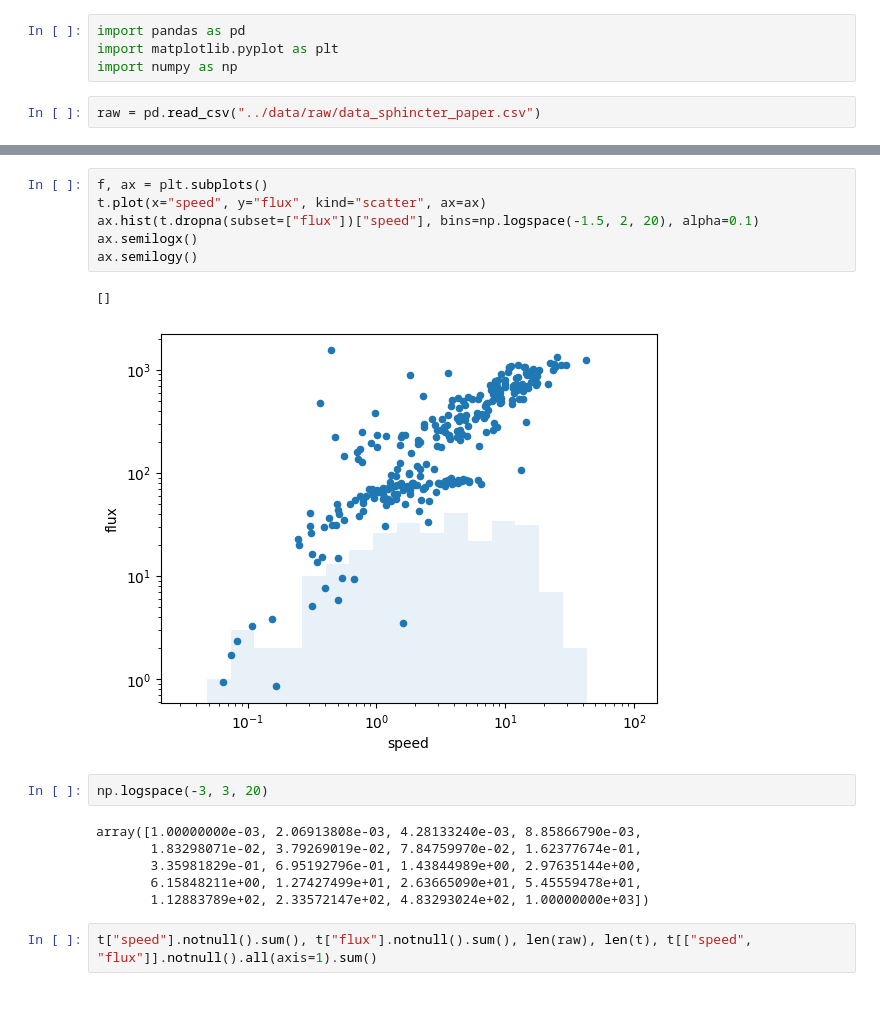
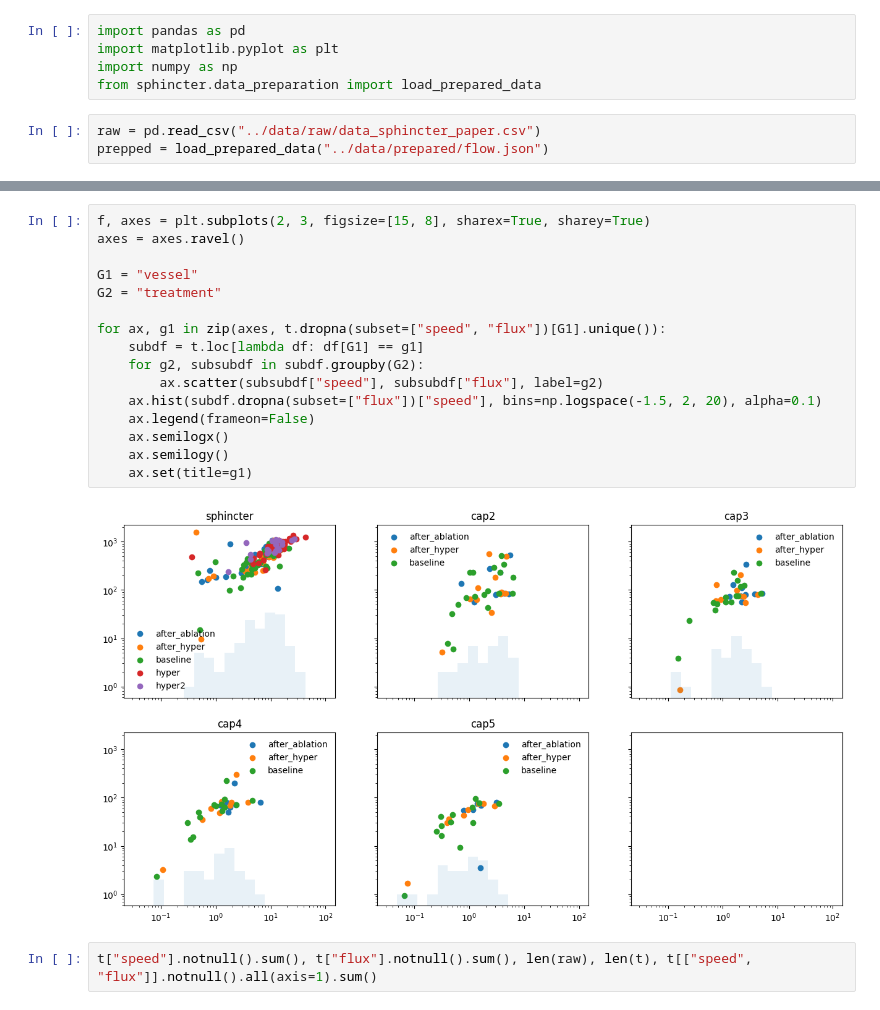
Before and after one commit to teddygroves/sphincter, a Jupyter notebook: sphincter/flow.ipynb, the cells around one changed output, grey strips where cells are left out. Cells and saved outputs as stored; diff of their text form.

```diff
--- a/sphincter/flow.ipynb
+++ b/sphincter/flow.ipynb
@@ -2,8 +2,10 @@
 import pandas as pd
 import matplotlib.pyplot as plt
 import numpy as np
+from sphincter.data_preparation import load_prepared_data
 # %%
 raw = pd.read_csv("../data/raw/data_sphincter_paper.csv")
+prepped = load_prepared_data("../data/prepared/flow.json")
 # %%
 t = raw.dropna(subset=["speed", "flux"], how="all")
 t.describe().T
@@ -26,22 +28,23 @@ t.describe().T
 | power_center_h2 | 409.0 | 76.915421 | 134.859809 | 0.002811 | 6.716409 | 30.603005 | 86.906644 | 1197.305829 |
 | power_center_h3 | 260.0 | 15.623601 | 30.991019 | 0.031446 | 1.227477 | 5.556404 | 17.484302 | 258.008857 |
 # %%
-f, ax = plt.subplots()
-t.plot(x="speed", y="flux", kind="scatter", ax=ax)
-ax.hist(t.dropna(subset=["flux"])["speed"], bins=np.logspace(-1.5, 2, 20), alpha=0.1)
-ax.semilogx()
-ax.semilogy()
+f, axes = plt.subplots(2, 3, figsize=[15, 8], sharex=True, sharey=True)
+axes = axes.ravel()
+
+G1 = "vessel"
+G2 = "treatment"
+
+for ax, g1 in zip(axes, t.dropna(subset=["speed", "flux"])[G1].unique()):
+    subdf = t.loc[lambda df: df[G1] == g1]
+    for g2, subsubdf in subdf.groupby(G2):
+        ax.scatter(subsubdf["speed"], subsubdf["flux"], label=g2)
+    ax.hist(subdf.dropna(subset=["flux"])["speed"], bins=np.logspace(-1.5, 2, 20), alpha=0.1)
+    ax.legend(frameon=False)
+    ax.semilogx()
+    ax.semilogy()
+    ax.set(title=g1)
 # %% [output]
-[]
-[figure, old version]
+[figure, new version]
-# %%
-np.logspace(-3, 3, 20)
-# %% [output]
-array([1.00000000e-03, 2.06913808e-03, 4.28133240e-03, 8.85866790e-03,
-       1.83298071e-02, 3.79269019e-02, 7.84759970e-02, 1.62377674e-01,
-       3.35981829e-01, 6.95192796e-01, 1.43844989e+00, 2.97635144e+00,
-       6.15848211e+00, 1.27427499e+01, 2.63665090e+01, 5.45559478e+01,
-       1.12883789e+02, 2.33572147e+02, 4.83293024e+02, 1.00000000e+03])
 # %%
 t["speed"].notnull().sum(), t["flux"].notnull().sum(), len(raw), len(t), t[["speed", "flux"]].notnull().all(axis=1).sum()
 # %% [output]
```
Also changed, not shown: 2 other files.
